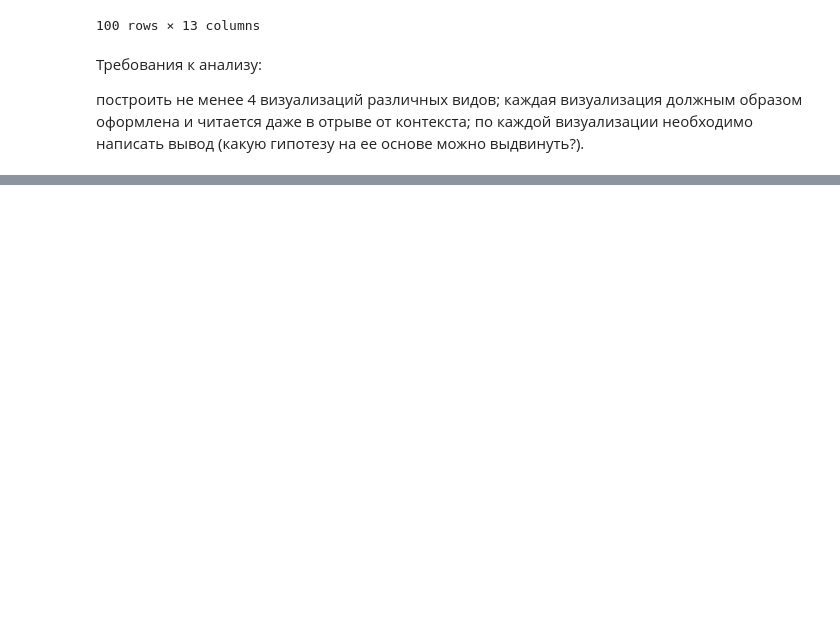
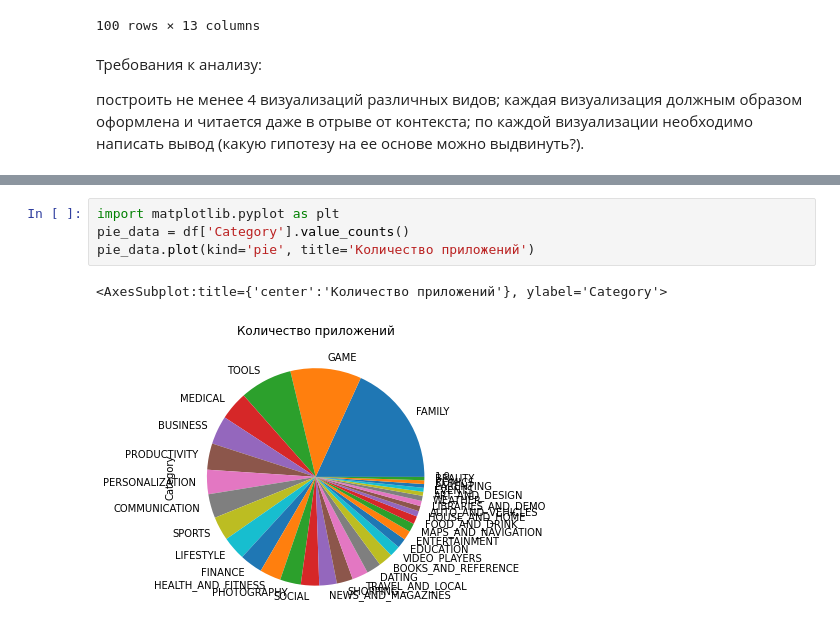
Before and after one commit to Chibis34/DZ_Gordeev, a Jupyter notebook: DZ16_Gordeev_Visual data.ipynb, the cells around one changed output, grey strips where cells are left out. Saved outputs shown, nothing was run; the diff lists cells and outputs as text; blank space fills up the shorter version.

```diff
--- a/DZ16_Gordeev_Visual data.ipynb
+++ b/DZ16_Gordeev_Visual data.ipynb
@@ -132,0 +129,7 @@ Category_inst
+# %%
+import matplotlib.pyplot as plt
+pie_data = df['Category'].value_counts()
+pie_data.plot(kind='pie', title='Количество приложений')
+# %% [output]
+<AxesSubplot:title={'center':'Количество приложений'}, ylabel='Category'>
+[figure, added]
```
Also changed, not shown: parts of 24 cells of this notebook.
